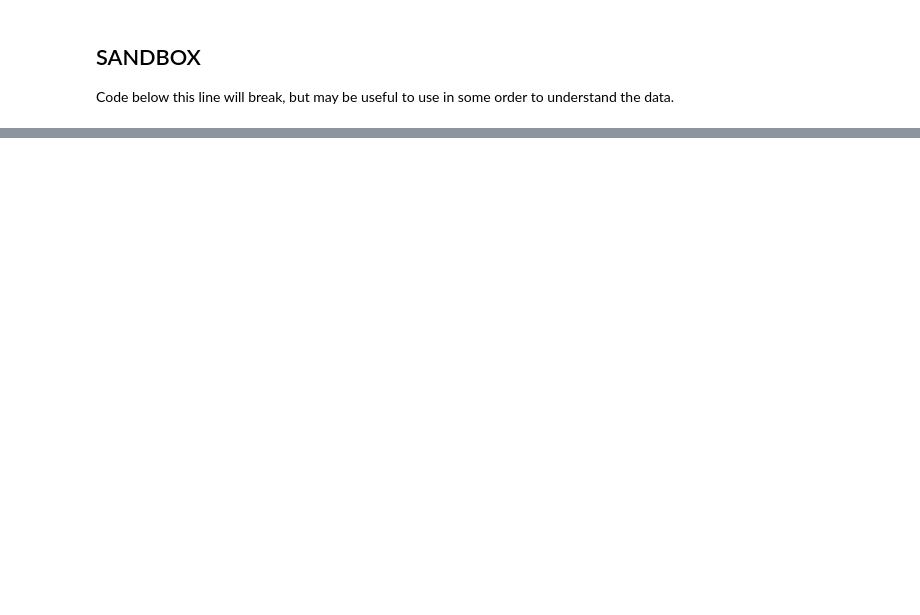
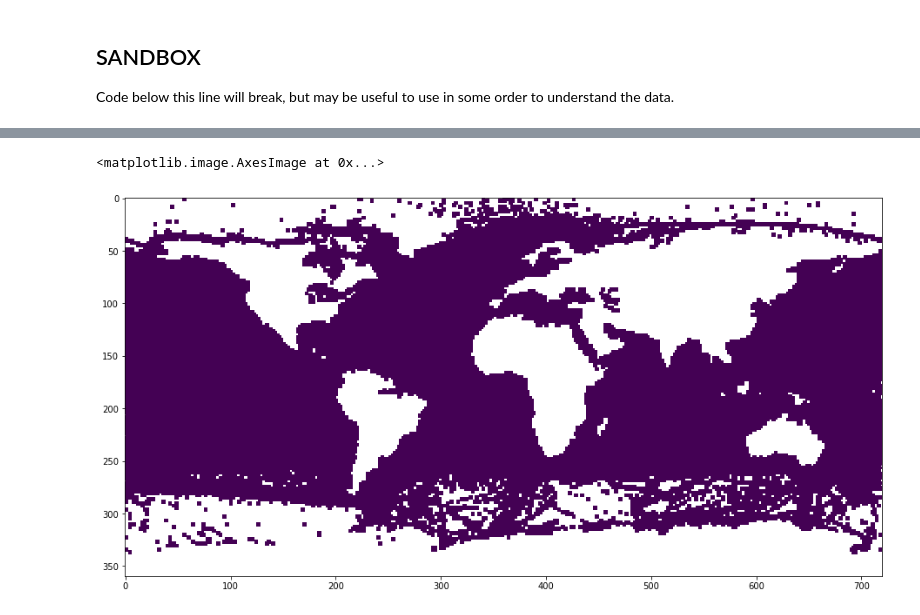
Before and after one commit to Rlamboll/modify_COVID19_netCDF_Emissions, a Jupyter notebook: calculations/calc_aerosols_emissions.ipynb, the cells around one changed output, grey strips where cells are left out. Drawn from its saved outputs; the diff is of its cells as text; code cells hidden in the pictures; blank space fills up the shorter version.

```diff
--- a/calculations/calc_aerosols_emissions.ipynb
+++ b/calculations/calc_aerosols_emissions.ipynb
@@ -16,4 +19,11 @@ from utils import copy_netcdf_file, insert_interpolated_point, cutoff_netcdf_tim
 # %%
+# The name to affix on the variables output
+scenario_string = "v4.nc"  # CHANGE ON UPDATE
+
+# We apply a uniform rate to discount some time period between flatrate_start and flatrate_end
+flatrate_start =  convert_years_to_days(2020 + 7/12)  # CHANGE ON UPDATE
+flatrate_end =  convert_years_to_days(2022)
+
 input_folder = "../input/aerosols/"
 output_folder = "../output/aerosols/"
 
@@ -40,17 +50,12 @@ key_variables = [
     "NH3_em_anthro", "NMVOC_em_anthro",
     "OC_em_anthro", "SO2_em_anthro", "NOx_em_anthro", "BC_em_anthro"
 ]
-# The name to affix on the variables output
-scenario_string = "v4.nc"
 
 def convert_years_to_days(year):
     return (year - 2015) * 365
 
 # We don't want data after 2050. Data is recorded in 365-day years
 tcutoff = convert_years_to_days(2050.99)
-# We apply a uniform rate to discount some time period between flatrate_start and flatrate_end
-flatrate_start =  convert_years_to_days(2020.5)
-flatrate_end =  convert_years_to_days(2022)
 
 # We want to add timepoints in these years:
 years_to_add = [2019, 2021, 2023]
@@ -498,8 +513,8 @@ data2 = nc.Dataset("../output/aerosols/cut_CO-em-anthro_input4MIPs_emissions_Sce
 # %%
 all_vals = data.variables["CO_em_anthro"][:]
 all_vals2 = data2.variables["CO_em_anthro"][:]
-# %%
-output=data.variables["NOx_em_anthro"][...]
+# %%
+output2=data2.variables["BC_em_anthro"][...]
 # %%
 output[min(timeinds):max(timeinds), sector, lati, longi]
 # %%
@@ -522,8 +537,11 @@ print(sea_sum)
 # %%
 np.where(all_vals[30, 7, :, :].max() == all_vals[30, 7, :, :])
 # %%
-t = 29
+t = 35
 plt.figure(figsize=(16, 8))
-plt.imshow(np.log((all_vals[t, 7, ::-1, :] - all_vals2[t, 7, ::-1, :]) * 1e20 + 1))
+plt.imshow(np.log((output2[-1, 7, ::-1, :] / output[-1, 7, ::-1, :]) * 1e20 + 1))
+# %% [output]
+<matplotlib.image.AxesImage at 0x...>
+[figure, added]
 # %%
 t = 29
```
Also changed, not shown: parts of 9 cells of this notebook, 3 other files.
